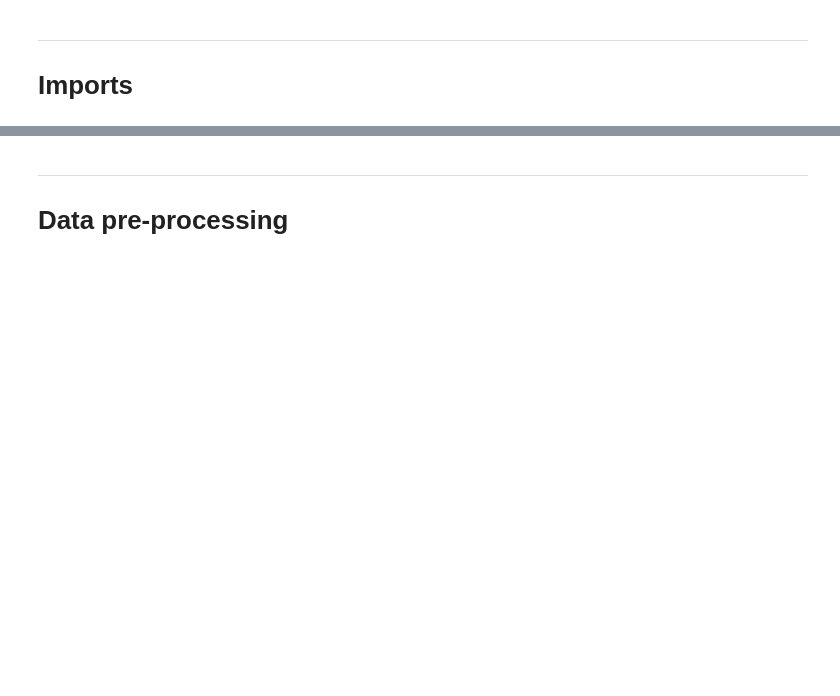
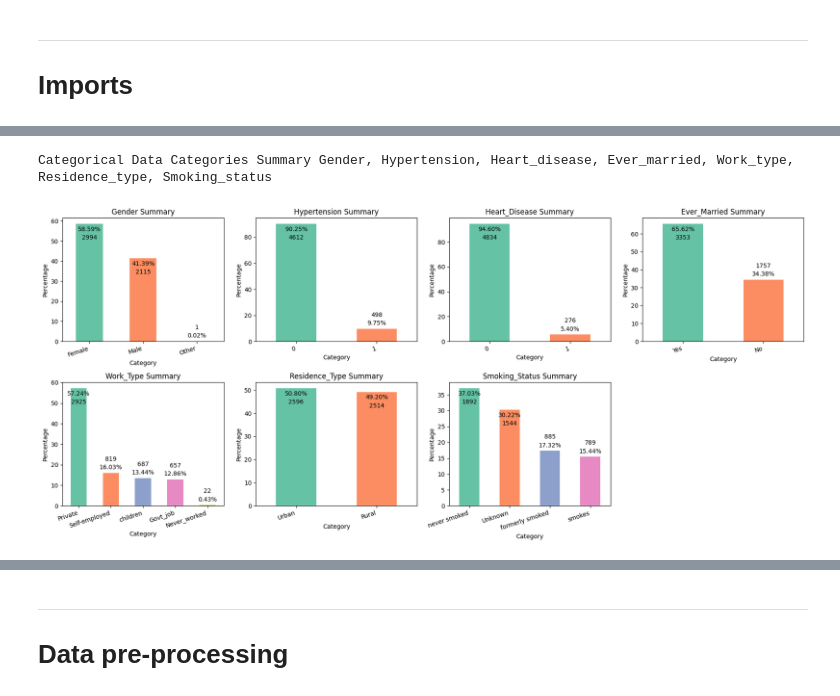
Before and after one commit to stefanosPanteli/EPL448_Team1_StrokePrediction, a Jupyter notebook: project.ipynb, the cells around one changed output, grey strips where cells are left out. Saved outputs shown, nothing was run; the diff lists cells and outputs as text; code cells hidden in the pictures; blank space fills up the shorter version.

```diff
--- a/project.ipynb
+++ b/project.ipynb
@@ -119,0 +173,77 @@ df.describe(include="all").T
+# %%
+def plot_category_summary(summary: pd.DataFrame, col: str, ax) -> None:
+    colours = plt.cm.Set2(range(len(summary)))
+
+    summary.plot(kind='bar', x='category', y='percent', ax=ax, legend=False, color=colours)
+
+    ax.set_title(f'{col.title()} Summary')
+    ax.set_xlabel('Category')
+    ax.set_ylabel('Percentage')
+
+    # nicer category labels
+    ax.tick_params(axis='x', labelrotation= 18)
+    for lbl in ax.get_xticklabels():
+        lbl.set_horizontalalignment('right')
+
+    # Add the percentage on top of the bars and the count underneath the bars
+    ymin, ymax = ax.get_ylim()
+    y_mid = (ymin + ymax) / 2
+    for p, count_val in zip(ax.patches, summary['count'].values):
+        h = p.get_height()
+        x = p.get_x() + p.get_width() / 2.
+
+        if h > y_mid: x_coef = -1; va = 'top'
+        else:         x_coef = 1;  va = 'bottom'
+        ax.annotate(
+            f'{p.get_height():.2f}%', (x, h), ha='center', va=va,
+            xytext=(0, 4*x_coef), textcoords='offset points'
+        )
+        ax.annotate(
+            f'{count_val:.0f}', (x, h), ha='center', va=va,
+            xytext=(0, 18*x_coef), textcoords='offset points'
+        )
+
+
+nicely_print('Categorical Data Categories Summary', 'Gender, Hypertension, Heart_disease, Ever_married, Work_type, Residence_type, Smoking_status')
+
+categorical_columns = ['gender', 'hypertension', 'heart_disease', 'ever_married', 'work_type', 'Residence_type', 'smoking_status']
+spacer = pd.DataFrame([{'column': '', 'category': '', 'count': '', 'percent': ''}])
+summary_parts = []
+
+for col in categorical_columns:
+    column = df[col]
+
+    summary = (
+        column.value_counts(dropna= False)
+        .rename_axis('category')
+        .to_frame('count')
+        .assign(percent=lambda x: (x['count'] / x['count'].sum() * 100).round(2))
+        .sort_values('count', ascending= False)
+        .reset_index()
+    )
+
+    summary.insert(0, 'column', col)
+    summary_parts.append(summary)
+    summary_parts.extend([spacer, spacer, spacer, spacer])
+
+summary_df = pd.concat(summary_parts, ignore_index= True)
+
+if summary_df.iloc[-1].eq('').all():
+    summary_df = summary_df.iloc[:-1].copy()
+
+_, axes = plt.subplots(2, 4, figsize=(18, 8))
+axes = axes.flatten()
+
+for i, col in enumerate(categorical_columns):
+    plot_category_summary(summary_df[summary_df['column'] == col], col, axes[i])
+
+# hide the unused 8th subplot
+axes[-1].axis('off')
+
+plt.tight_layout()
+plt.show()
+
+# summary_df.style.hide(axis='index')
+# %% [output]
+Categorical Data Categories Summary Gender, Hypertension, Heart_disease, Ever_married, Work_type, Residence_type, Smoking_status
+[figure, added]
```
Also changed, not shown: parts of 39 cells of this notebook.
